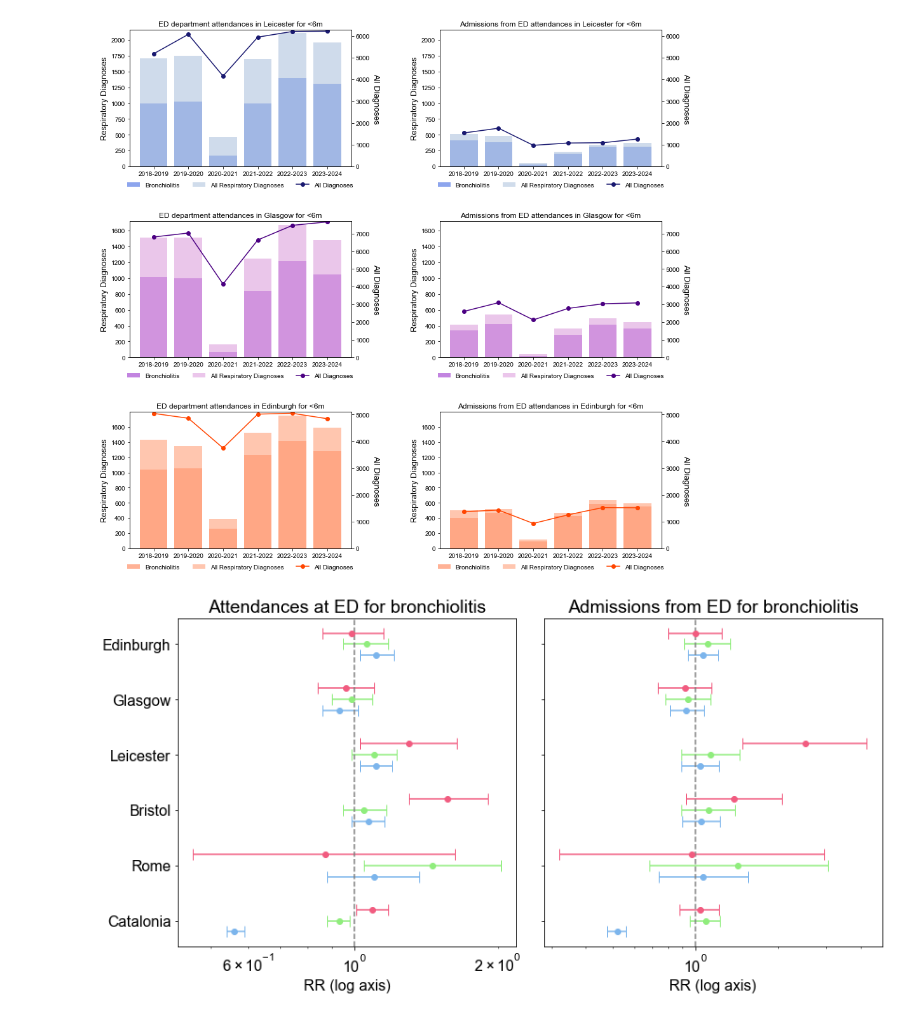
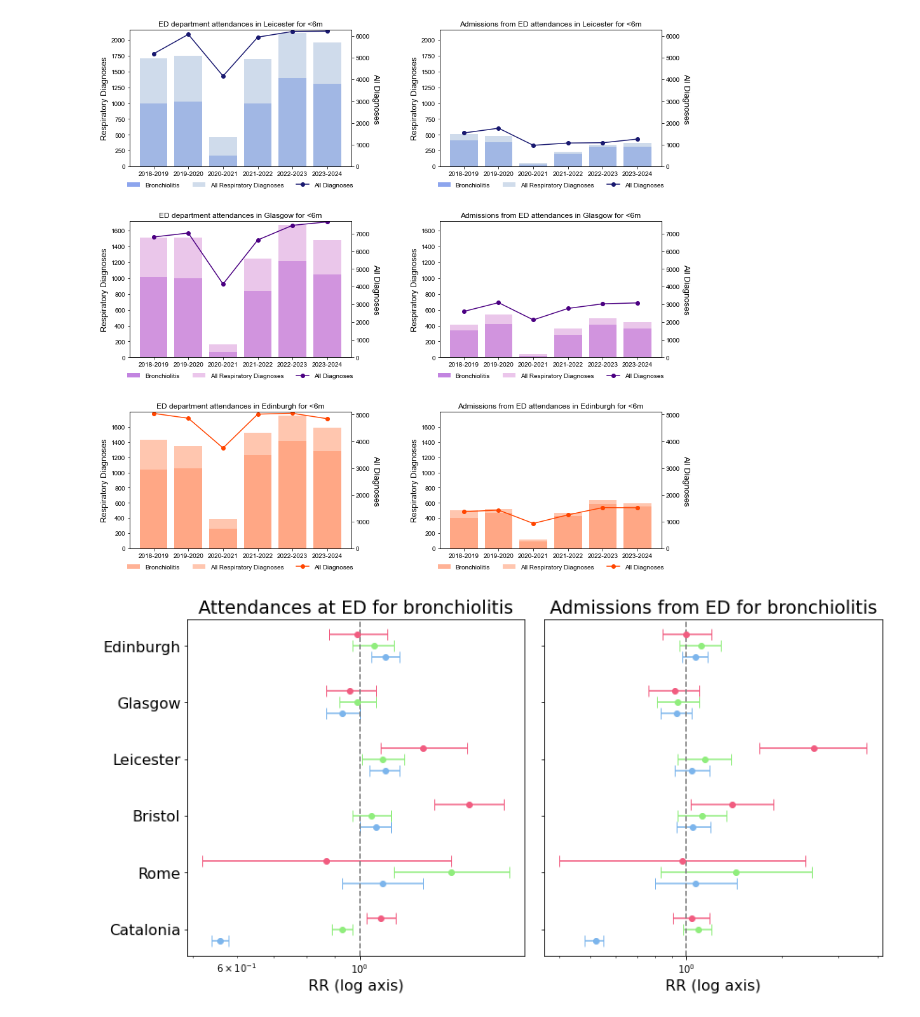
Before and after one commit to BIOCOM-SC/cloud-of-codes, a Jupyter notebook: Aida_Perramon-Malavez/TLRHEUROPE-D-25-00124/figures.ipynb, the cells around one changed output. Saved outputs shown, nothing was run; the diff lists cells and outputs as text; code cells hidden in the pictures.

```diff
--- a/Aida_Perramon-Malavez/TLRHEUROPE-D-25-00124/figures.ipynb
+++ b/Aida_Perramon-Malavez/TLRHEUROPE-D-25-00124/figures.ipynb
@@ -452,79 +452,76 @@ plt.subplots_adjust(wspace=.4, hspace=.4)
 # %%
 # attendances_ED.to_excel("attendancesED.xlsx")
 # %%
-import numpy as np
-import matplotlib.pyplot as plt
-
 # Data for Attendances
 locations = ['Catalonia', 'Rome', 'Bristol', 'Leicester', 'Glasgow', 'Edinburgh']
 age_groups = ['<6m', '6-11m', '12-23m']
 colors = ['#7CB5EC', '#90ED7D', '#F15C80']
 
 attendances_rr = np.array([
-    [0.56, 0.93, 1.09],
-    [1.10, 1.46, 0.87],
-    [1.07, 1.05, 1.57],
-    [1.11, 1.10, 1.30],
-    [0.93, 0.99, 0.96],
-    [1.11, 1.06, 0.99]
+    [0.56, 0.93, 1.09],  # Catalonia
+    [1.10, 1.46, 0.87],  # Rome
+    [1.07, 1.05, 1.57],  # Bristol
+    [1.11, 1.10, 1.30],  # Leicester
+    [0.93, 0.99, 0.96],  # Glasgow
+    [1.11, 1.06, 0.99]   # Edinburgh
 ])
 
 attendances_ci = np.array([
-    [[0.54, 0.59], [0.88, 0.98], [1.01, 1.18]],
-    [[0.88, 1.37], [1.05, 2.03], [0.46, 1.63]],
-    [[0.99, 1.16], [0.95, 1.17], [1.30, 1.91]],
-    [[1.03, 1.20], [0.99, 1.23], [1.03, 1.64]],
-    [[0.86, 1.02], [0.90, 1.09], [0.84, 1.10]],
-    [[1.03, 1.21], [0.95, 1.18], [0.86, 1.15]]
+    [[0.54, 0.58], [0.89, 0.97], [1.03, 1.16]],  # Catalonia
+    [[0.93, 1.30], [1.15, 1.86], [0.52, 1.46]],  # Rome
+    [[1.00, 1.14], [0.97, 1.14], [1.36, 1.82]],  # Bristol
+    [[1.04, 1.18], [1.01, 1.20], [1.09, 1.56]],  # Leicester
+    [[0.87, 1.00], [0.92, 1.07], [0.87, 1.07]],  # Glasgow
+    [[1.05, 1.18], [0.97, 1.15], [0.88, 1.12]]   # Edinburgh
 ])
 
 # Data for Admissions
 admissions_rr = np.array([
-    [0.52, 1.09, 1.04],
-    [1.07, 1.43, 0.97],
-    [1.05, 1.12, 1.39],
-    [1.04, 1.14, 2.51],
-    [0.93, 0.94, 0.92],
-    [1.07, 1.11, 1.00]
+    [0.52, 1.09, 1.04],  # Catalonia
+    [1.07, 1.43, 0.97],  # Rome
+    [1.05, 1.12, 1.39],  # Bristol
+    [1.04, 1.14, 2.51],  # Leicester
+    [0.93, 0.94, 0.92],  # Glasgow
+    [1.07, 1.11, 1.00]   # Edinburgh
 ])
 
 admissions_ci = np.array([
-    [[0.48, 0.56], [0.96, 1.23], [0.88, 1.22]],
-    [[0.74, 1.56], [0.68, 3.04], [0.32, 2.94]],
-    [[0.90, 1.23], [0.89, 1.40], [0.93, 2.07]],
-    [[0.89, 1.22], [0.89, 1.45], [1.49, 4.21]],
-    [[0.81, 1.08], [0.78, 1.14], [0.73, 1.15]],
-    [[0.94, 1.21], [0.91, 1.34], [0.80, 1.25]]
+    [[0.48, 0.55], [0.98, 1.20], [0.91, 1.18]],  # Catalonia
+    [[0.80, 1.44], [0.83, 2.48], [0.40, 2.36]],  # Rome
+    [[0.93, 1.19], [0.94, 1.34], [1.03, 1.88]],  # Bristol
+    [[0.92, 1.18], [0.94, 1.38], [1.70, 3.69]],  # Leicester
+    [[0.83, 1.04], [0.81, 1.10], [0.76, 1.10]],  # Glasgow
+    [[0.97, 1.17], [0.95, 1.28], [0.84, 1.20]]   # Edinburgh
 ])
 
 # Plot settings
 fig, axs = plt.subplots(1, 2, figsize=(12, 7), sharey=True)
 plt.rcParams['font.family'] = "Arial"
 plt.rcParams['font.size'] = 16
 def plot_forest(ax, rr, ci, title):
     y_positions = np.arange(len(locations))
     for i, age in enumerate(age_groups):
         ax.errorbar(rr[:, i], y_positions + 0.2 * (i - 1),
                     xerr=[rr[:, i] - ci[:, i, 0], ci[:, i, 1] - rr[:, i]],
                     fmt='o', color=colors[i], label=age, capsize=6)
 
     ax.axvline(1, color='grey', linestyle='--')
     ax.set_yticks(y_positions)
     ax.set_yticklabels(locations, fontsize = 16)
     ax.set_xlabel("RR (log axis)", fontsize = 16)
     ax.set_xscale('log')
     ax.set_title(title)
     ax.grid(False)
 
 # Attendances
 plot_forest(axs[0], attendances_rr, attendances_ci, "Attendances at ED for bronchiolitis")
 
 # Admissions
 plot_forest(axs[1], admissions_rr, admissions_ci, "Admissions from ED for bronchiolitis")
 
 # General layout
 # fig.legend(age_groups, loc='lower center', ncol=3, frameon=False, fontsize='large')
 fig.tight_layout(rect=[0, 0.1, 1, 1])
 fig.savefig("RR_plot.png", dpi = 600, bbox_inches = "tight")
 # %% [output]
-[figure, old version]
+[figure, new version]
```
Also changed, not shown: 3 other files.
